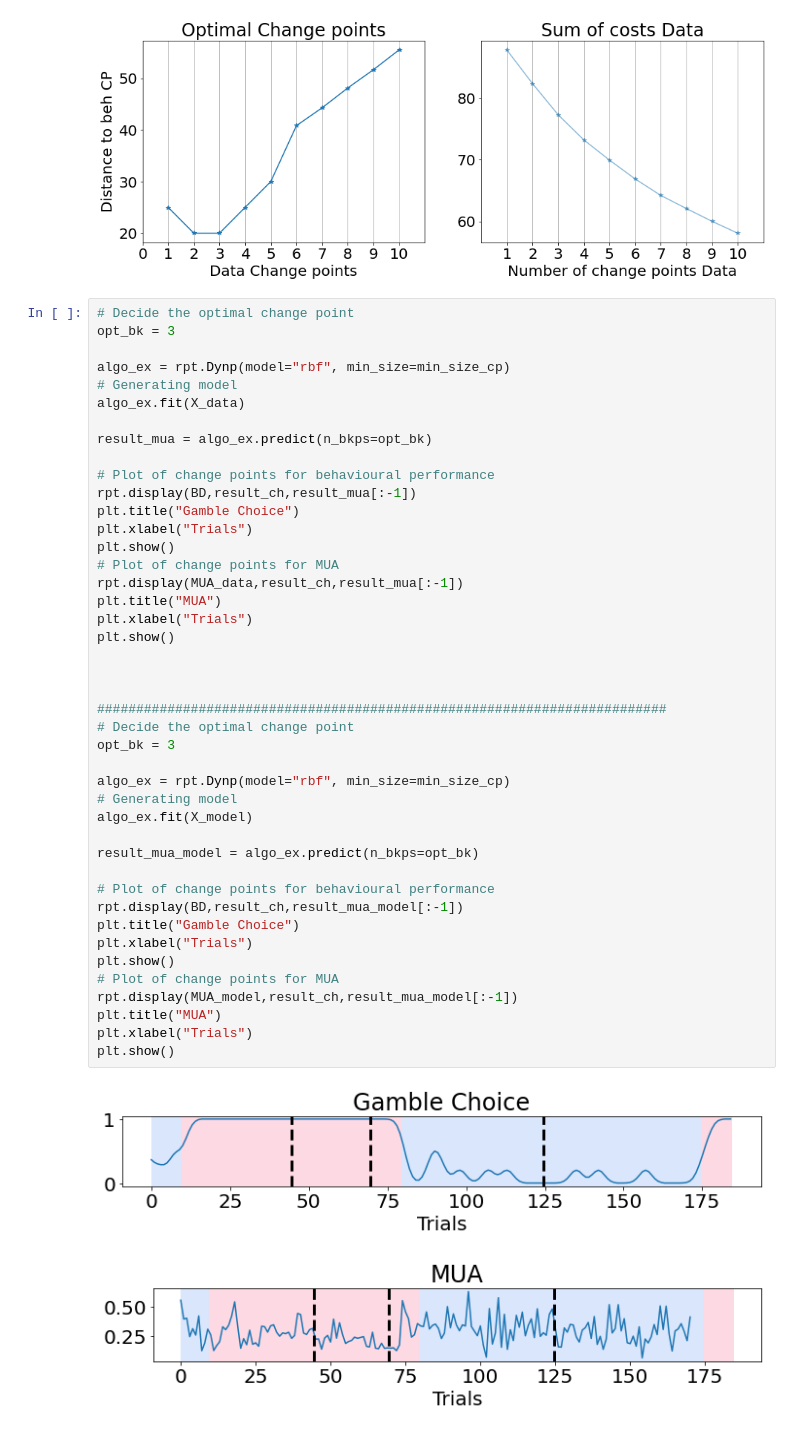
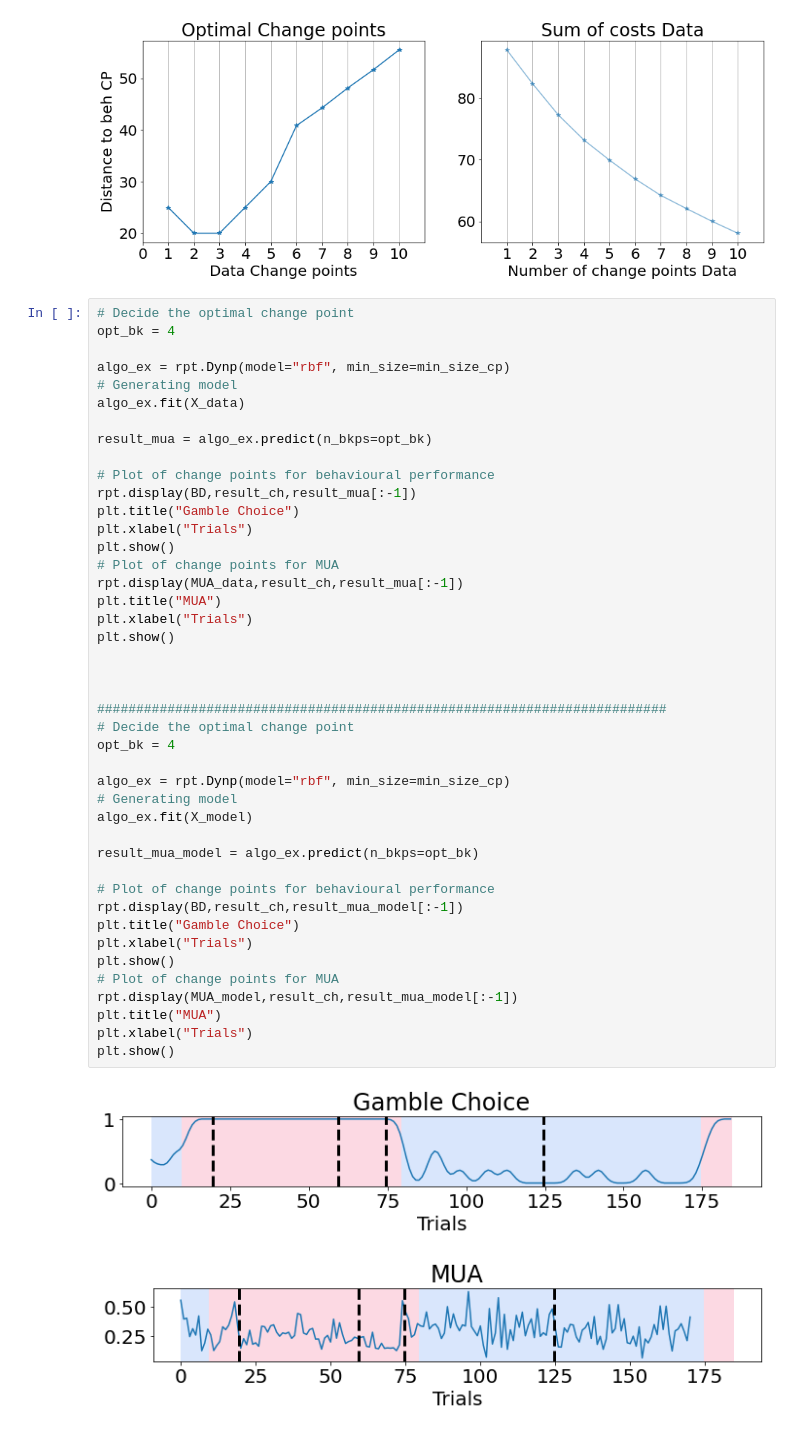
Before and after one commit to Cestarellasmartin/PLRNN, a Jupyter notebook: Paper_Figures/Change_points/Change_points_Model.ipynb, the cells around one changed output. Saved outputs shown, nothing was run; the diff lists cells and outputs as text.

```diff
--- a/Paper_Figures/Change_points/Change_points_Model.ipynb
+++ b/Paper_Figures/Change_points/Change_points_Model.ipynb
@@ -411,7 +411,7 @@ plt.xlim(0, n_bkps_max + 1)
 [figure]
 # %%
 # Decide the optimal change point
-opt_bk = 3
+opt_bk = 4
 
 algo_ex = rpt.Dynp(model="rbf", min_size=min_size_cp)                                                    # Generating model
 algo_ex.fit(X_data)
@@ -423,33 +423,33 @@ rpt.display(BD,result_ch,result_mua[:-1])
 plt.title("Gamble Choice")
 plt.xlabel("Trials")
 plt.show()
 # Plot of change points for MUA
 rpt.display(MUA_data,result_ch,result_mua[:-1])
 plt.title("MUA")
 plt.xlabel("Trials")
 plt.show()
 
 
 
 #########################################################################
 # Decide the optimal change point
-opt_bk = 3
+opt_bk = 4
 
 algo_ex = rpt.Dynp(model="rbf", min_size=min_size_cp)                                                    # Generating model
 algo_ex.fit(X_model)
 
 result_mua_model = algo_ex.predict(n_bkps=opt_bk)
 
 # Plot of change points for behavioural performance
 rpt.display(BD,result_ch,result_mua_model[:-1])
 plt.title("Gamble Choice")
 plt.xlabel("Trials")
 plt.show()
 # Plot of change points for MUA
 rpt.display(MUA_model,result_ch,result_mua_model[:-1])
 plt.title("MUA")
 plt.xlabel("Trials")
 plt.show()
 # %% [output]
-[figure, old version]
+[figure, new version]
-[figure, old version]
+[figure, new version]
```
Also changed, not shown: parts of 7 cells of this notebook, 2 other files.
